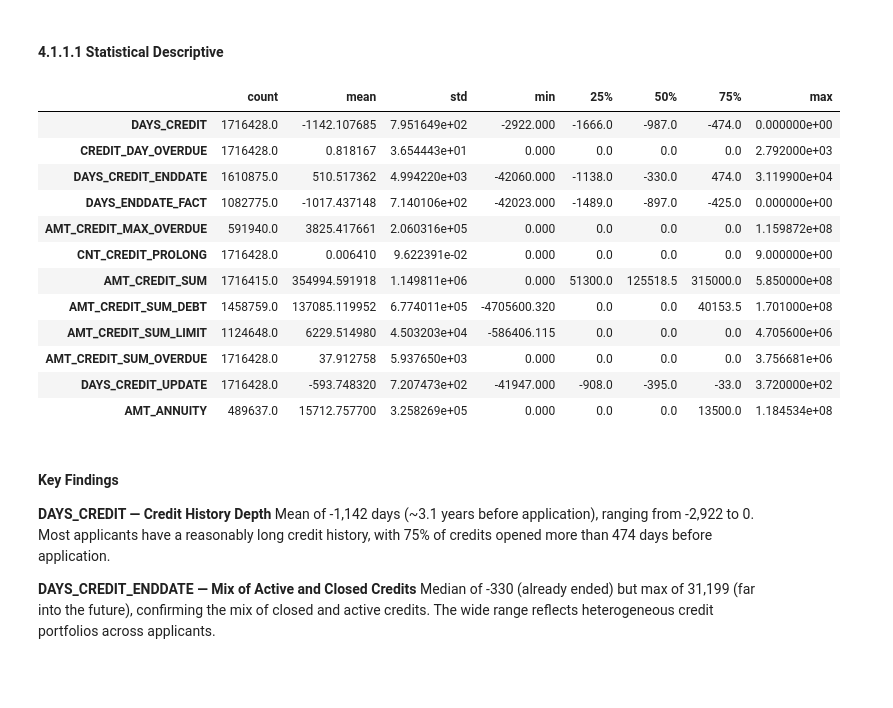
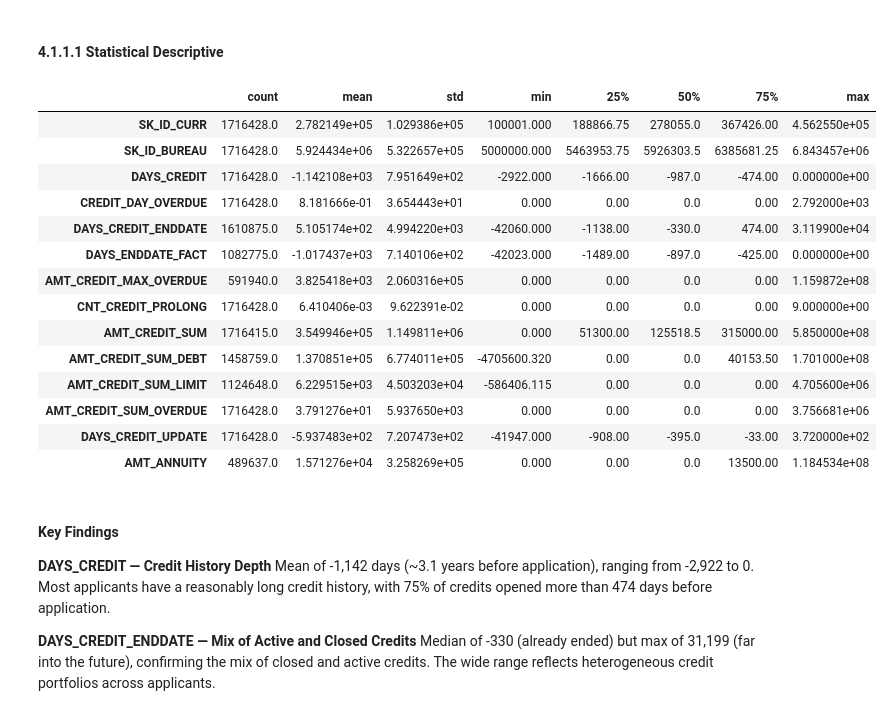
Before and after one commit to oknardo/Home_Credit_Scorecard_Model, a Jupyter notebook: EDA_bureau_and_bureau_balance.ipynb, the cells around one changed output. Saved outputs shown, nothing was run; the diff lists cells and outputs as text; code cells hidden in the pictures; blank space fills up the shorter version.

```diff
--- a/EDA_bureau_and_bureau_balance.ipynb
+++ b/EDA_bureau_and_bureau_balance.ipynb
@@ -334,6 +388,9 @@ The approach includes:
 - **Examining** pairwise correlations between numerical features
 # %% [markdown]
 ## 4.1 Bureau
+# %%
+# Select numerical columns
+num_cols_bureau = df_bureau.select_dtypes(include='number').columns
 # %% [markdown]
 ### 4.1.1 Univariate Analysis
 
@@ -345,26 +402,23 @@ The approach includes:
 # %% [markdown]
 #### 4.1.1.1 Statistical Descriptive
 # %%
-# Numerical features in bureau (exclude identifiers)
-num_cols_bureau = df_bureau.select_dtypes(include=['int64', 'float64']).columns.tolist()
-num_cols_bureau = [col for col in num_cols_bureau if col not in ['SK_ID_CURR', 'SK_ID_BUREAU']]
-
-# Statistical description
 df_bureau[num_cols_bureau].describe().T
 # %% [output]
 |  | count | mean | std | min | 25% | 50% | 75% | max |
-| DAYS_CREDIT | 1716428.0 | -1142.107685 | 7.951649e+02 | -2922.000 | -1666.0 | -987.0 | -474.0 | 0.000000e+00 |
-| CREDIT_DAY_OVERDUE | 1716428.0 | 0.818167 | 3.654443e+01 | 0.000 | 0.0 | 0.0 | 0.0 | 2.792000e+03 |
-| DAYS_CREDIT_ENDDATE | 1610875.0 | 510.517362 | 4.994220e+03 | -42060.000 | -1138.0 | -330.0 | 474.0 | 3.119900e+04 |
-| DAYS_ENDDATE_FACT | 1082775.0 | -1017.437148 | 7.140106e+02 | -42023.000 | -1489.0 | -897.0 | -425.0 | 0.000000e+00 |
-| AMT_CREDIT_MAX_OVERDUE | 591940.0 | 3825.417661 | 2.060316e+05 | 0.000 | 0.0 | 0.0 | 0.0 | 1.159872e+08 |
-| CNT_CREDIT_PROLONG | 1716428.0 | 0.006410 | 9.622391e-02 | 0.000 | 0.0 | 0.0 | 0.0 | 9.000000e+00 |
-| AMT_CREDIT_SUM | 1716415.0 | 354994.591918 | 1.149811e+06 | 0.000 | 51300.0 | 125518.5 | 315000.0 | 5.850000e+08 |
-| AMT_CREDIT_SUM_DEBT | 1458759.0 | 137085.119952 | 6.774011e+05 | -4705600.320 | 0.0 | 0.0 | 40153.5 | 1.701000e+08 |
-| AMT_CREDIT_SUM_LIMIT | 1124648.0 | 6229.514980 | 4.503203e+04 | -586406.115 | 0.0 | 0.0 | 0.0 | 4.705600e+06 |
-| AMT_CREDIT_SUM_OVERDUE | 1716428.0 | 37.912758 | 5.937650e+03 | 0.000 | 0.0 | 0.0 | 0.0 | 3.756681e+06 |
-| DAYS_CREDIT_UPDATE | 1716428.0 | -593.748320 | 7.207473e+02 | -41947.000 | -908.0 | -395.0 | -33.0 | 3.720000e+02 |
-| AMT_ANNUITY | 489637.0 | 15712.757700 | 3.258269e+05 | 0.000 | 0.0 | 0.0 | 13500.0 | 1.184534e+08 |
+| SK_ID_CURR | 1716428.0 | 2.782149e+05 | 1.029386e+05 | 100001.000 | 188866.75 | 278055.0 | 367426.00 | 4.562550e+05 |
+| SK_ID_BUREAU | 1716428.0 | 5.924434e+06 | 5.322657e+05 | 5000000.000 | 5463953.75 | 5926303.5 | 6385681.25 | 6.843457e+06 |
+| DAYS_CREDIT | 1716428.0 | -1.142108e+03 | 7.951649e+02 | -2922.000 | -1666.00 | -987.0 | -474.00 | 0.000000e+00 |
+| CREDIT_DAY_OVERDUE | 1716428.0 | 8.181666e-01 | 3.654443e+01 | 0.000 | 0.00 | 0.0 | 0.00 | 2.792000e+03 |
+| DAYS_CREDIT_ENDDATE | 1610875.0 | 5.105174e+02 | 4.994220e+03 | -42060.000 | -1138.00 | -330.0 | 474.00 | 3.119900e+04 |
+| DAYS_ENDDATE_FACT | 1082775.0 | -1.017437e+03 | 7.140106e+02 | -42023.000 | -1489.00 | -897.0 | -425.00 | 0.000000e+00 |
+| AMT_CREDIT_MAX_OVERDUE | 591940.0 | 3.825418e+03 | 2.060316e+05 | 0.000 | 0.00 | 0.0 | 0.00 | 1.159872e+08 |
+| CNT_CREDIT_PROLONG | 1716428.0 | 6.410406e-03 | 9.622391e-02 | 0.000 | 0.00 | 0.0 | 0.00 | 9.000000e+00 |
+| AMT_CREDIT_SUM | 1716415.0 | 3.549946e+05 | 1.149811e+06 | 0.000 | 51300.00 | 125518.5 | 315000.00 | 5.850000e+08 |
+| AMT_CREDIT_SUM_DEBT | 1458759.0 | 1.370851e+05 | 6.774011e+05 | -4705600.320 | 0.00 | 0.0 | 40153.50 | 1.701000e+08 |
+| AMT_CREDIT_SUM_LIMIT | 1124648.0 | 6.229515e+03 | 4.503203e+04 | -586406.115 | 0.00 | 0.0 | 0.00 | 4.705600e+06 |
+| AMT_CREDIT_SUM_OVERDUE | 1716428.0 | 3.791276e+01 | 5.937650e+03 | 0.000 | 0.00 | 0.0 | 0.00 | 3.756681e+06 |
+| DAYS_CREDIT_UPDATE | 1716428.0 | -5.937483e+02 | 7.207473e+02 | -41947.000 | -908.00 | -395.0 | -33.00 | 3.720000e+02 |
+| AMT_ANNUITY | 489637.0 | 1.571276e+04 | 3.258269e+05 | 0.000 | 0.00 | 0.0 | 13500.00 | 1.184534e+08 |
 # %% [markdown]
 #### Key Findings
 
```
Also changed, not shown: parts of 13 cells of this notebook.
